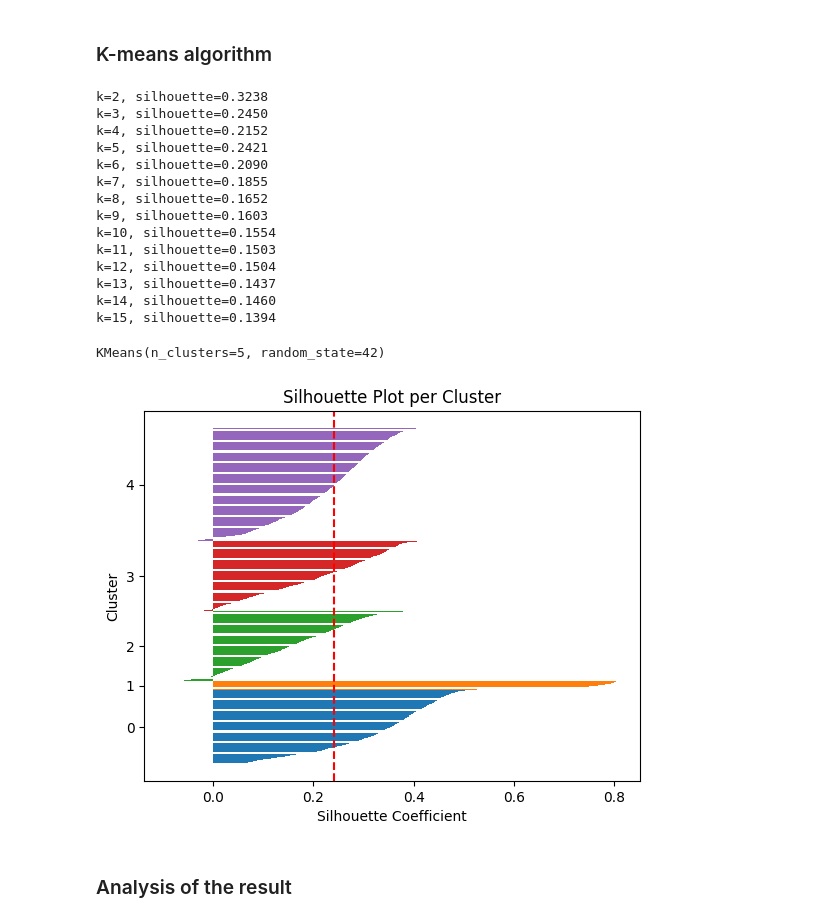
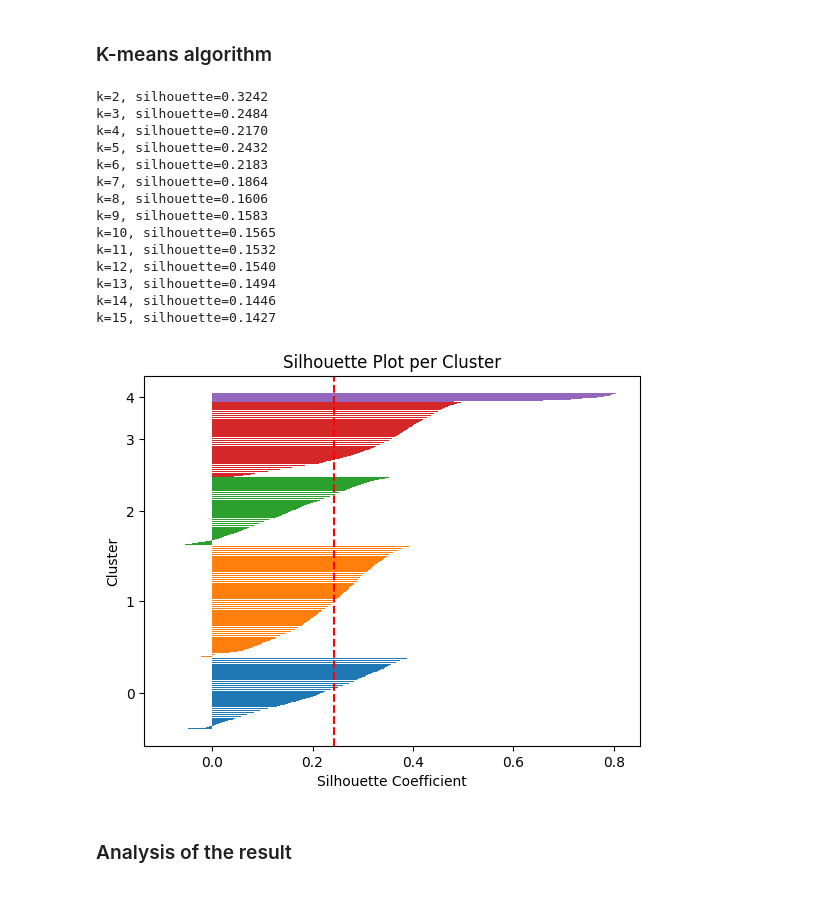
Before and after one commit to Computational-Tools-in-DS-G42/footballer-profiler-AI, a Jupyter notebook: player_profiler.ipynb, the cells around one changed output. Cells and saved outputs as stored; diff of their text form; code cells hidden in the pictures.

```diff
--- a/player_profiler.ipynb
+++ b/player_profiler.ipynb
@@ -591,8 +606,8 @@ display(df_clean.head(2))
 # %%
 # Split data
 
-df_train, df_test = train_test_split(df_clean, test_size=0.02, random_state=42)
+df_train, df_unseen = train_test_split(df_clean, test_size=0.05, random_state=42)
 
 print("Shape train: " + str(df_train.shape[0]))
-print("Shape test: " + str(df_test.shape[0]))
+print("Shape df_unseen: " + str(df_unseen.shape[0]))
 # %% [output]
@@ -669,6 +688,6 @@ list(X.columns)
 ### Standardizing data
 # %%
 scaler = StandardScaler()
-X_scaled = scaler.fit_transform(X)
+X_scaled_all = scaler.fit_transform(X)
 # %%
 #display(df_train_scaled.head(100))
@@ -719,7 +738,7 @@ K = range(2, 30)  # test cluster numbers from 2 to 15
 
 for k in K:
     kmeans = KMeans(n_clusters=k, random_state=42)
-    kmeans.fit(X_scaled)
+    kmeans.fit(X_scaled_all)
     inertias.append(kmeans.inertia_)
 
 # Plot the results
@@ -739,61 +758,60 @@ plt.show()
 scores = {}
 for k in range(2, 16):
     kmeans = KMeans(n_clusters=k, random_state=42)
-    labels = kmeans.fit_predict(X_scaled)
-    score = silhouette_score(X_scaled, labels)
+    labels = kmeans.fit_predict(X_scaled_all)
+    score = silhouette_score(X_scaled_all, labels)
     scores[k] = score
     print(f"k={k}, silhouette={score:.4f}")
 # %% [output]
-k=2, silhouette=0.3238
-k=3, silhouette=0.2450
-k=4, silhouette=0.2152
-k=5, silhouette=0.2421
-k=6, silhouette=0.2090
-k=7, silhouette=0.1855
-k=8, silhouette=0.1652
-k=9, silhouette=0.1603
-k=10, silhouette=0.1554
-k=11, silhouette=0.1503
-k=12, silhouette=0.1504
-k=13, silhouette=0.1437
-k=14, silhouette=0.1460
-k=15, silhouette=0.1394
+k=2, silhouette=0.3242
+k=3, silhouette=0.2484
+k=4, silhouette=0.2170
+k=5, silhouette=0.2432
+k=6, silhouette=0.2183
+k=7, silhouette=0.1864
+k=8, silhouette=0.1606
+k=9, silhouette=0.1583
+k=10, silhouette=0.1565
+k=11, silhouette=0.1532
+k=12, silhouette=0.1540
+k=13, silhouette=0.1494
+k=14, silhouette=0.1446
+k=15, silhouette=0.1427
 # %%
 # score = silhouette_score(X_scaled, df_train["cluster"])
 # print(f"Silhouette Score: {score:.4f}")
 # %%
 
 kmeans = KMeans(n_clusters=5, random_state=42)
-kmeans.fit(X_scaled)
+#y_all = kmeans.fit(X_scaled_all)
+y_all = kmeans.fit_predict(X_scaled_all)
-# %% [output]
-KMeans(n_clusters=5, random_state=42)
 # %%
 
 df_train['cluster'] = kmeans.labels_
 # %%
 # Silhouette score plot per cluster for the selected K value
 
-silhouette_vals = silhouette_samples(X_scaled, df_train["cluster"])
+silhouette_vals = silhouette_samples(X_scaled_all, df_train["cluster"])
 y_ax_lower, y_ax_upper = 0, 0
 yticks = []
 
 for i in np.unique(df_train["cluster"]):
     cluster_silhouette_vals = silhouette_vals[df_train["cluster"] == i]
     cluster_silhouette_vals.sort()
     y_ax_upper += len(cluster_silhouette_vals)
     plt.barh(range(y_ax_lower, y_ax_upper),
              cluster_silhouette_vals, edgecolor='none')
     yticks.append((y_ax_lower + y_ax_upper) / 2)
     y_ax_lower += len(cluster_silhouette_vals)
 
-plt.axvline(x=silhouette_score(X_scaled, df_train["cluster"]), color="red", linestyle="--")
+plt.axvline(x=silhouette_score(X_scaled_all, df_train["cluster"]), color="red", linestyle="--")
 plt.yticks(yticks, np.unique(df_train["cluster"]))
 plt.ylabel("Cluster")
 plt.xlabel("Silhouette Coefficient")
 plt.title("Silhouette Plot per Cluster")
 plt.show()
 # %% [output]
-[figure, old version]
+[figure, new version]
 # %% [markdown]
 ### Analysis of the result
 # %% [markdown]
```
Also changed, not shown: parts of 39 cells of this notebook.
